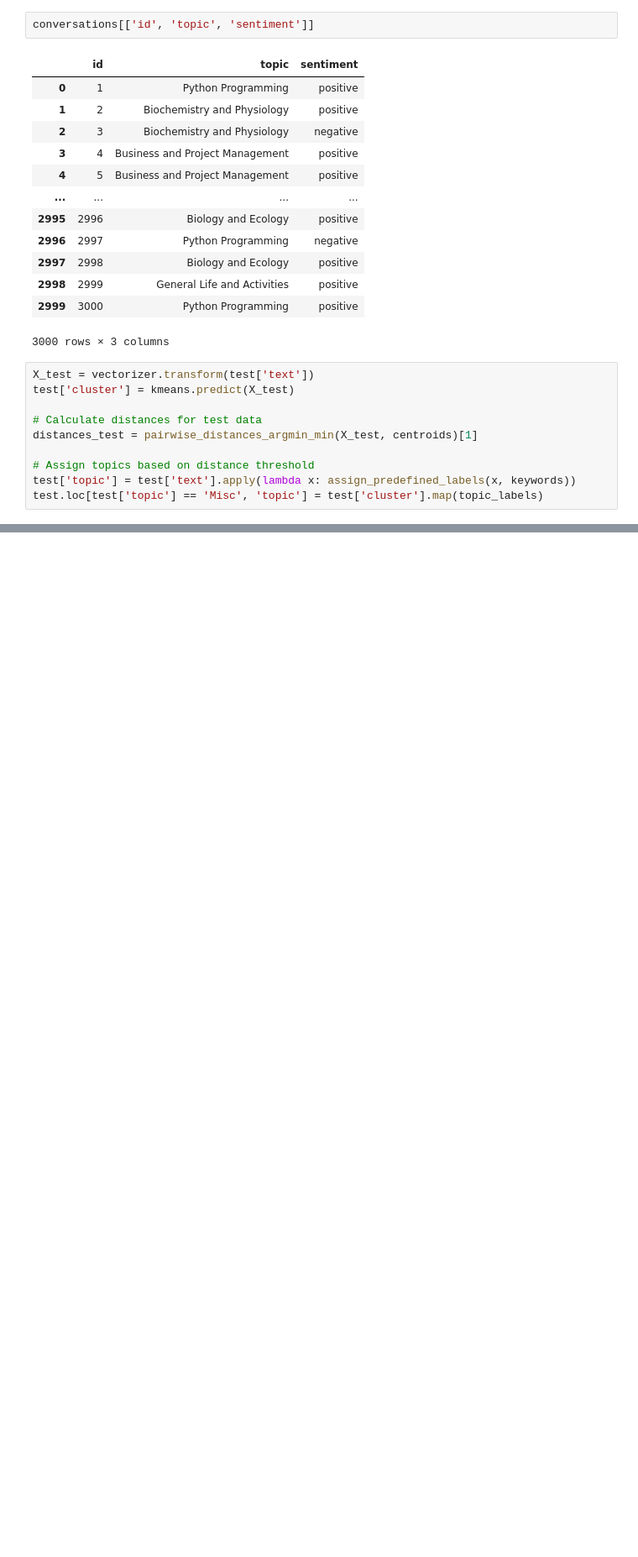
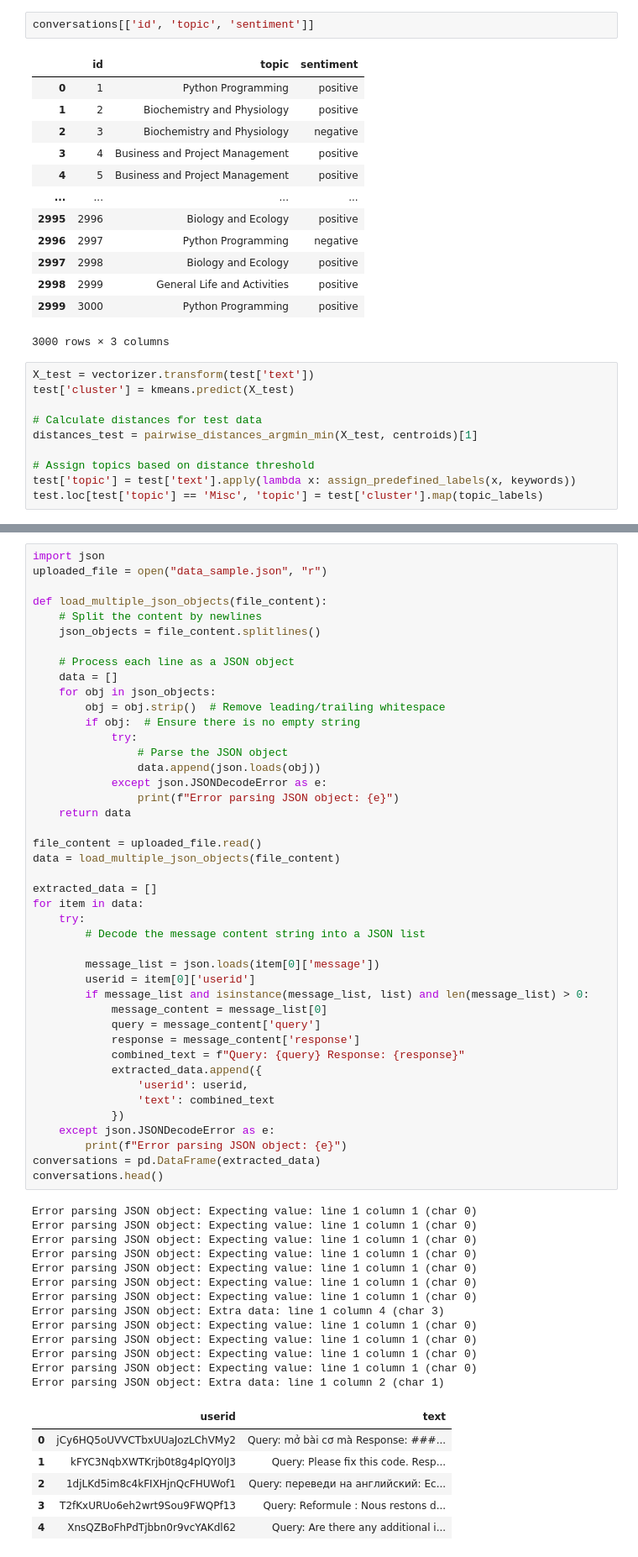
Before and after one commit to ishnB/Vire-Assignment, a Jupyter notebook: Notebook1.ipynb, the cells around one changed output, grey strips where cells are left out. Shown at 84% size. Cells and saved outputs as stored; diff of their text form; blank space fills up the shorter version.

```diff
--- a/Notebook1.ipynb
+++ b/Notebook1.ipynb
@@ -352,0 +378,63 @@ joblib.dump(vectorizer, 'tfidf_vectorizer.pkl')
+# %%
+import json
+uploaded_file = open("data_sample.json", "r")
+
+def load_multiple_json_objects(file_content):
+    # Split the content by newlines
+    json_objects = file_content.splitlines()
+
+    # Process each line as a JSON object
+    data = []
+    for obj in json_objects:
+        obj = obj.strip()  # Remove leading/trailing whitespace
+        if obj:  # Ensure there is no empty string
+            try:
+                # Parse the JSON object
+                data.append(json.loads(obj))
+            except json.JSONDecodeError as e:
+                print(f"Error parsing JSON object: {e}")
+    return data
+
+file_content = uploaded_file.read()
+data = load_multiple_json_objects(file_content)
+
+extracted_data = []
+for item in data:
+    try:
+        # Decode the message content string into a JSON list
+
+        message_list = json.loads(item[0]['message'])
+        userid = item[0]['userid']
+        if message_list and isinstance(message_list, list) and len(message_list) > 0:
+            message_content = message_list[0]
+            query = message_content['query']
+            response = message_content['response']
+            combined_text = f"Query: {query} Response: {response}"
+            extracted_data.append({
+                'userid': userid,
+                'text': combined_text
+            })
+    except json.JSONDecodeError as e:
+        print(f"Error parsing JSON object: {e}")
+conversations = pd.DataFrame(extracted_data)
+conversations.head()
+# %% [output]
+Error parsing JSON object: Expecting value: line 1 column 1 (char 0)
+Error parsing JSON object: Expecting value: line 1 column 1 (char 0)
+Error parsing JSON object: Expecting value: line 1 column 1 (char 0)
+Error parsing JSON object: Expecting value: line 1 column 1 (char 0)
+Error parsing JSON object: Expecting value: line 1 column 1 (char 0)
+Error parsing JSON object: Expecting value: line 1 column 1 (char 0)
+Error parsing JSON object: Expecting value: line 1 column 1 (char 0)
+Error parsing JSON object: Extra data: line 1 column 4 (char 3)
+Error parsing JSON object: Expecting value: line 1 column 1 (char 0)
+Error parsing JSON object: Expecting value: line 1 column 1 (char 0)
+Error parsing JSON object: Expecting value: line 1 column 1 (char 0)
+Error parsing JSON object: Expecting value: line 1 column 1 (char 0)
+Error parsing JSON object: Extra data: line 1 column 2 (char 1)
+|  | userid | text |
+| 0 | jCy6HQ5oUVVCTbxUUaJozLChVMy2 | Query: mở bài cơ mà Response: ###... |
+| 1 | kFYC3NqbXWTKrjb0t8g4plQY0lJ3 | Query: Please fix this code. Resp... |
+| 2 | 1djLKd5im8c4kFIXHjnQcFHUWof1 | Query: переведи на английский: Ес... |
+| 3 | T2fKxURUo6eh2wrt9Sou9FWQPf13 | Query: Reformule : Nous restons d... |
+| 4 | XnsQZBoFhPdTjbbn0r9vcYAKdl62 | Query: Are there any additional i... |
```
Also changed, not shown: parts of 11 cells of this notebook, 7 other files.
